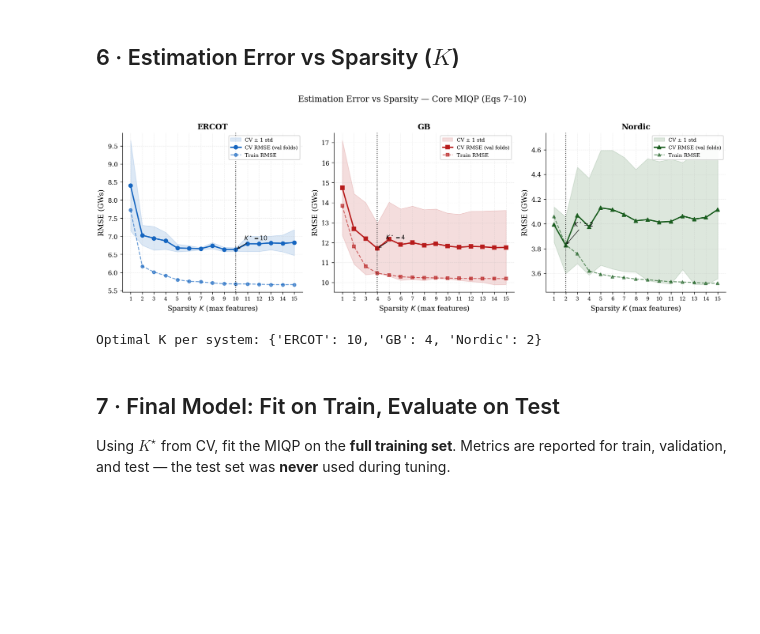
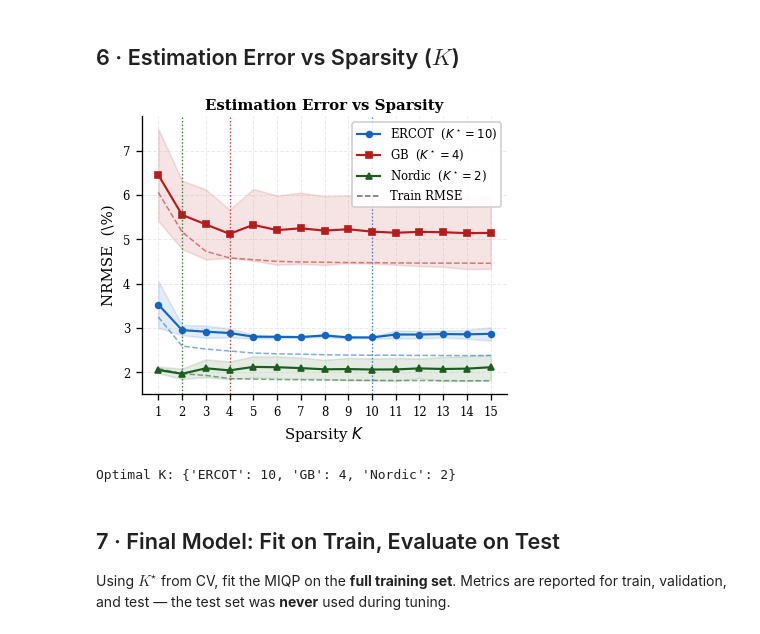
Before and after one commit to Alirezalm/inertia, a Jupyter notebook: main.ipynb, the cells around one changed output. Saved outputs shown, nothing was run; the diff lists cells and outputs as text; code cells hidden in the pictures; blank space fills up the shorter version.

```diff
--- a/main.ipynb
+++ b/main.ipynb
@@ -289,48 +289,46 @@ CV sweep complete.
 # %% [markdown]
 ## 6 · Estimation Error vs Sparsity ($K$)
 # %%
-fig, axes = plt.subplots(1, 3, figsize=(14, 4.8))
-best_K = {}
+fig, ax = plt.subplots(figsize=(3.5, 3.0))
+best_K  = {}
 
-for ax, sname in zip(axes, ['ERCOT','GB','Nordic']):
-    rec  = cv_records[sname]
-    ks   = rec['k']
-    cv_m = np.array(rec['cv_mean'])   / 1e3
-    cv_s = np.array(rec['cv_std'])    / 1e3
-    tr_r = np.array(rec['train_rmse'])/ 1e3
+for sname in ['ERCOT', 'GB', 'Nordic']:
+    rec    = cv_records[sname]
+    ks     = rec['k']
+    I_mean = feat_data[sname]['I_vec'].mean()
+    cv_m   = np.array(rec['cv_mean'])    / I_mean * 100   # NRMSE %
+    cv_s   = np.array(rec['cv_std'])     / I_mean * 100
+    tr_r   = np.array(rec['train_rmse']) / I_mean * 100
     K_star = ks[int(np.nanargmin(cv_m))]
     best_K[sname] = K_star
 
     ax.fill_between(ks, cv_m - cv_s, cv_m + cv_s,
-                    color=PALETTE[sname], alpha=0.15, label='CV \u00b1 1 std')
+                    color=PALETTE[sname], alpha=0.12)
     ax.plot(ks, cv_m, color=PALETTE[sname], marker=MARKERS[sname],
-            markersize=6, linewidth=2.0, label='CV RMSE (val folds)')
-    ax.plot(ks, tr_r, color=PALETTE[sname], marker=MARKERS[sname],
-            markersize=5, linewidth=1.4, linestyle='--', alpha=0.65,
-            label='Train RMSE')
-    ax.axvline(K_star, color='k', linewidth=1.2, linestyle=':', alpha=0.85)
-    y_ann = cv_m[K_star-1]
-    ax.annotate(
-        f'$K^\\star={K_star}$',
-        xy=(K_star, y_ann), xytext=(K_star + 0.7, y_ann * 1.04),
-        fontsize=9, color='k',
-        arrowprops=dict(arrowstyle='->', color='k', lw=0.8))
-    ax.set_xlabel('Sparsity $K$ (max features)', fontsize=11)
-    ax.set_ylabel('RMSE (GWs)', fontsize=11)
-    ax.set_title(sname, fontsize=12)
-    ax.set_xticks(ks)
-    ax.tick_params(axis='x', labelsize=8)
-    ax.legend(fontsize=8, loc='upper right')
+            markersize=3.5, linewidth=1.3,
+            label=f'{sname}  ($K^\\star={K_star}$)')
+    ax.plot(ks, tr_r, color=PALETTE[sname], linewidth=0.9,
+            linestyle='--', alpha=0.55)
+    ax.axvline(K_star, color=PALETTE[sname], linewidth=0.8,
+               linestyle=':', alpha=0.85)
 
-fig.suptitle('Estimation Error vs Sparsity \u2014 Core MIQP (Eqs 7\u201310)',
-             fontsize=13, y=1.02)
-plt.tight_layout()
-plt.savefig(f'{DATA_DIR}/error_vs_sparsity.png')
+# Legend entry for dashed line
+ax.plot([], [], 'k--', linewidth=0.9, alpha=0.6, label='Train RMSE')
+
+ax.set_xlabel('Sparsity $K$', fontsize=9)
+ax.set_ylabel('NRMSE  (\%)', fontsize=9)
+ax.set_title('Estimation Error vs Sparsity', fontsize=9, pad=4)
+ax.set_xticks(list(range(1, 16)))
+ax.tick_params(labelsize=7)
+ax.legend(fontsize=7, framealpha=0.9)
+
+plt.tight_layout(pad=0.4)
+plt.savefig(f'{DATA_DIR}/error_vs_sparsity.png', dpi=300)
 plt.show()
-print(f'Optimal K per system: {best_K}')
+print(f'Optimal K: {best_K}')
 # %% [output]
-[figure, old version]
+[figure, new version]
-Optimal K per system: {'ERCOT': 10, 'GB': 4, 'Nordic': 2}
+Optimal K: {'ERCOT': 10, 'GB': 4, 'Nordic': 2}
 # %% [markdown]
 ## 7 · Final Model: Fit on Train, Evaluate on Test
 
```
Also changed, not shown: parts of 6 cells of this notebook.
